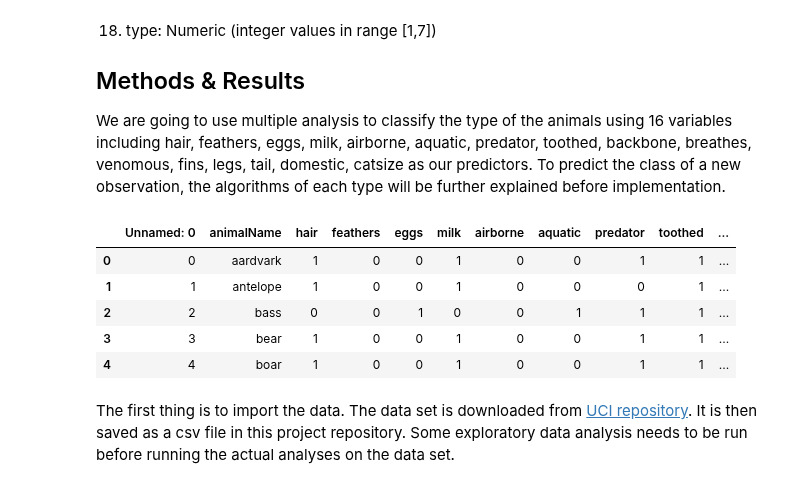
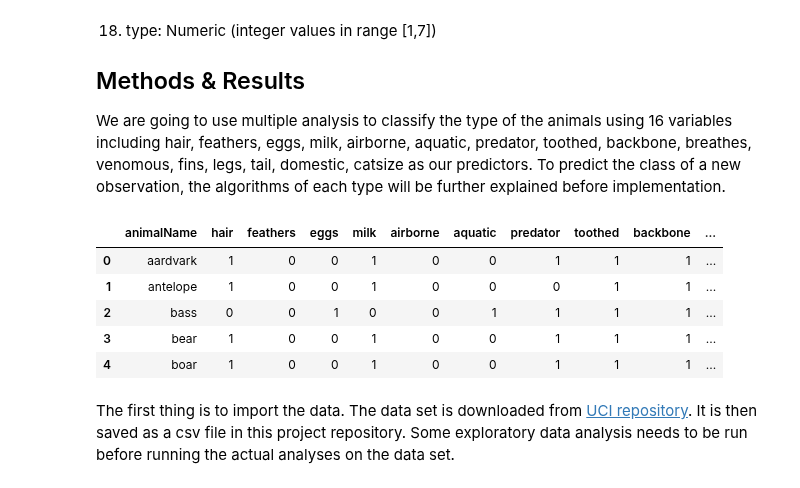
Before and after one commit to DSCI-310/DSCI-310-Group-7, a Jupyter notebook: zoo_analysis.ipynb, the cells around one changed output. Cells and saved outputs as stored; diff of their text form; code cells hidden in the pictures.

```diff
--- a/zoo_analysis.ipynb
+++ b/zoo_analysis.ipynb
@@ -49,15 +49,16 @@ colm = ["animalName", "hair", "feathers", "eggs", "milk", "airborne", "aquatic",
 # Adding the columns to our zoo_data dataframe
 zoo_data.columns = colm
 # %%
-zoo_data = pd.read_csv("./data/zoo.csv")
+#uncomment this line if the server is down for fetching the data
+#zoo_data = pd.read_csv("./data/zoo.csv")
 zoo_data.head()
 # %% [output]
-|  | Unnamed: 0 | animalName | hair | feathers | eggs | milk | airborne | aquatic | predator | toothed | ... |
-| 0 | 0 | aardvark | 1 | 0 | 0 | 1 | 0 | 0 | 1 | 1 | ... |
-| 1 | 1 | antelope | 1 | 0 | 0 | 1 | 0 | 0 | 0 | 1 | ... |
-| 2 | 2 | bass | 0 | 0 | 1 | 0 | 0 | 1 | 1 | 1 | ... |
-| 3 | 3 | bear | 1 | 0 | 0 | 1 | 0 | 0 | 1 | 1 | ... |
-| 4 | 4 | boar | 1 | 0 | 0 | 1 | 0 | 0 | 1 | 1 | ... |
+|  | animalName | hair | feathers | eggs | milk | airborne | aquatic | predator | toothed | backbone | ... |
+| 0 | aardvark | 1 | 0 | 0 | 1 | 0 | 0 | 1 | 1 | 1 | ... |
+| 1 | antelope | 1 | 0 | 0 | 1 | 0 | 0 | 0 | 1 | 1 | ... |
+| 2 | bass | 0 | 0 | 1 | 0 | 0 | 1 | 1 | 1 | 1 | ... |
+| 3 | bear | 1 | 0 | 0 | 1 | 0 | 0 | 1 | 1 | 1 | ... |
+| 4 | boar | 1 | 0 | 0 | 1 | 0 | 0 | 1 | 1 | 1 | ... |
 # %% [markdown]
 The first thing is to import the data. The data set is downloaded from [UCI repository]("https://archive-beta.ics.uci.edu/ml/datasets/zoo"). It is then saved as a csv file in this project repository. Some exploratory data analysis needs to be run before running the actual analyses on the data set.
 # %%
```
Also changed, not shown: parts of 8 cells of this notebook, 1 other file.
